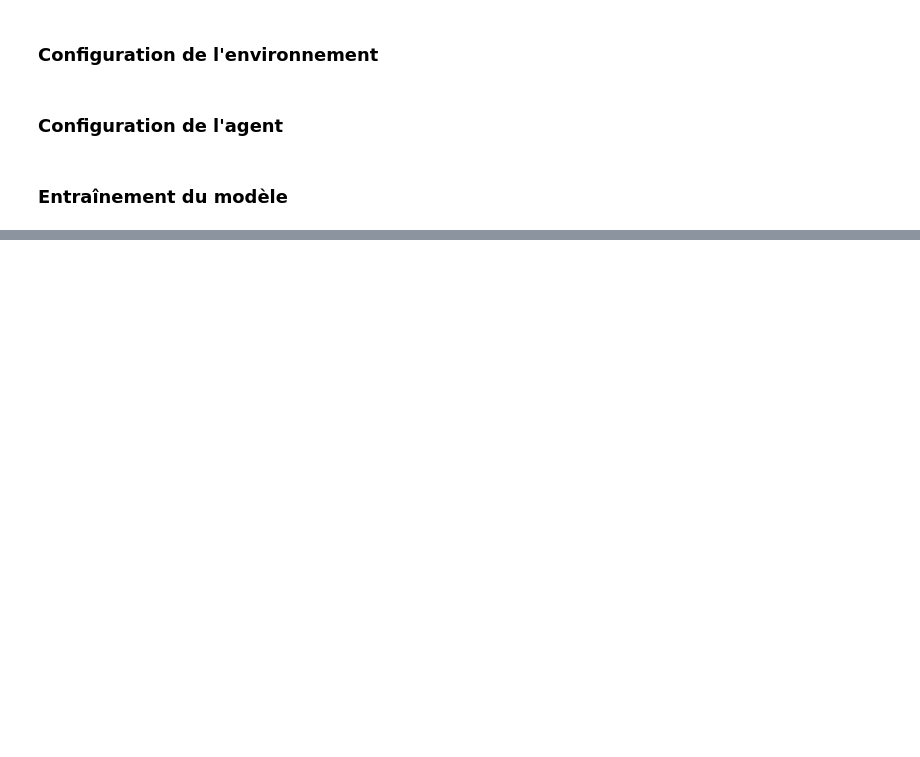
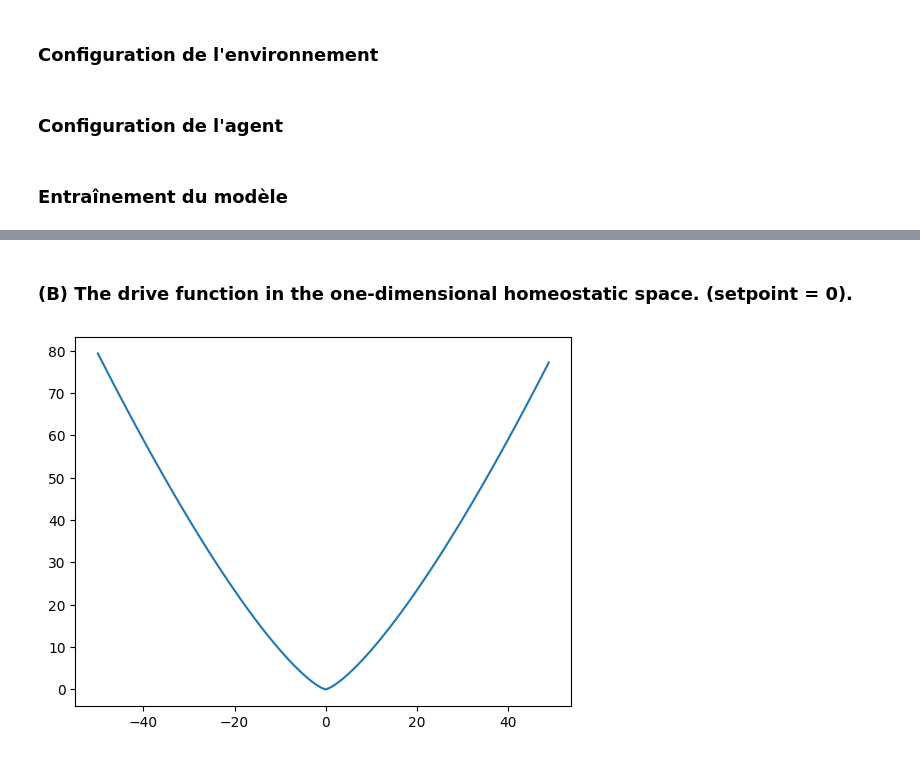
Before and after one commit to TsunomakiWatamelon/Homeostatic-Reinforcement-Learning, a Jupyter notebook: src/experiments/extreme_deviation.ipynb, the cells around one changed output, grey strips where cells are left out. Drawn from its saved outputs; the diff is of its cells as text; code cells hidden in the pictures; blank space fills up the shorter version.

```diff
--- a/src/experiments/extreme_deviation.ipynb
+++ b/src/experiments/extreme_deviation.ipynb
@@ -57,3 +50,36 @@ q_table = {
 agent = QLearning(state_size=state_size, action_size=action_size, alpha=alpha, gamma=gamma, epsilon=epsilon, q_table=q_table)
 # %% [markdown]
 ### Entraînement du modèle
+# %%
+count_internal_states = {}
+
+agent.reset()
+state = env.reset()
+state_idx = int(state)
+total_reward = 0
+done = False
+internal_states = []
+
+steps = 100_000
+for _ in range(0,steps):
+    # Choisir une action
+    action = agent.choose_action(state)
+
+    # Effectuer une étape
+    next_state, reward, done, _ = env.step(action)
+    next_state_idx = int(next_state)
+
+    # Mettre à jour la table Q
+    agent.update_q_value(state_idx, action, reward, next_state_idx)
+
+    # Passer à l'état suivant
+    state_idx = next_state_idx
+    total_reward += reward
+
+    internal_states.append(env.state)
+
+    if int(env.state) not in count_internal_states:
+        count_internal_states[int(env.state)] = 0
+    else:
+        count_internal_states[int(env.state)] += 1
+    # print(f"etats interne : {env.state}, reward : {reward}")
@@ -60 +107,10 @@ agent = QLearning(state_size=state_size, action_size=action_size, alpha=alpha, g
+# %% [markdown]
+### (B) The drive function in the one-dimensional homeostatic space. (setpoint = 0).
+# %%
+internal_states = range(-50,50)
+drive = [env.drive.get_drive(state) for state in internal_states]
+plt.plot(internal_states,drive)
+plt.show()
+# %% [output]
+[figure, added]
 # %%
```
Also changed, not shown: parts of 12 cells of this notebook, 1 other file.
